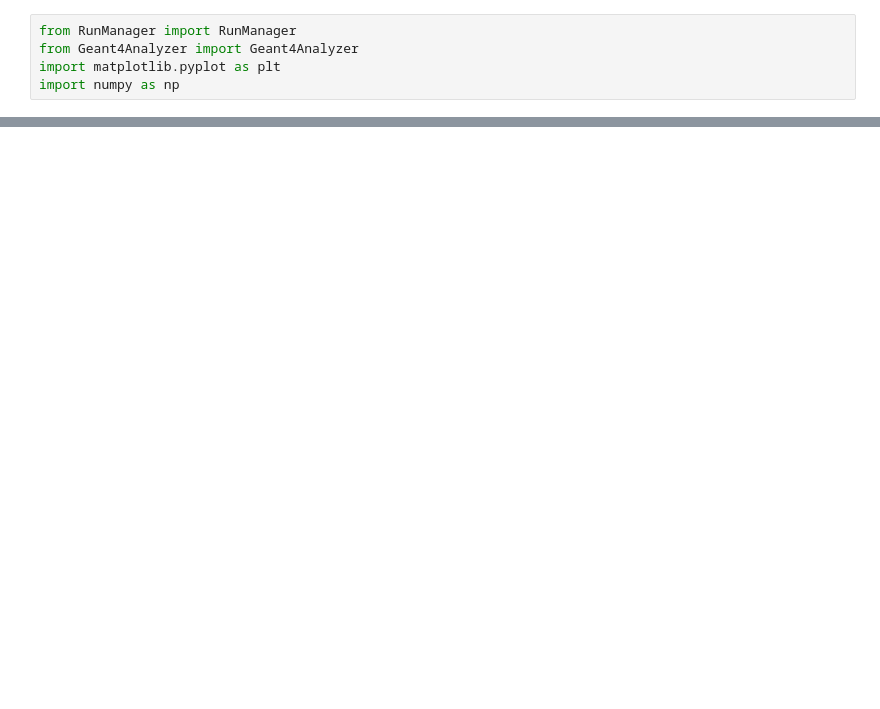
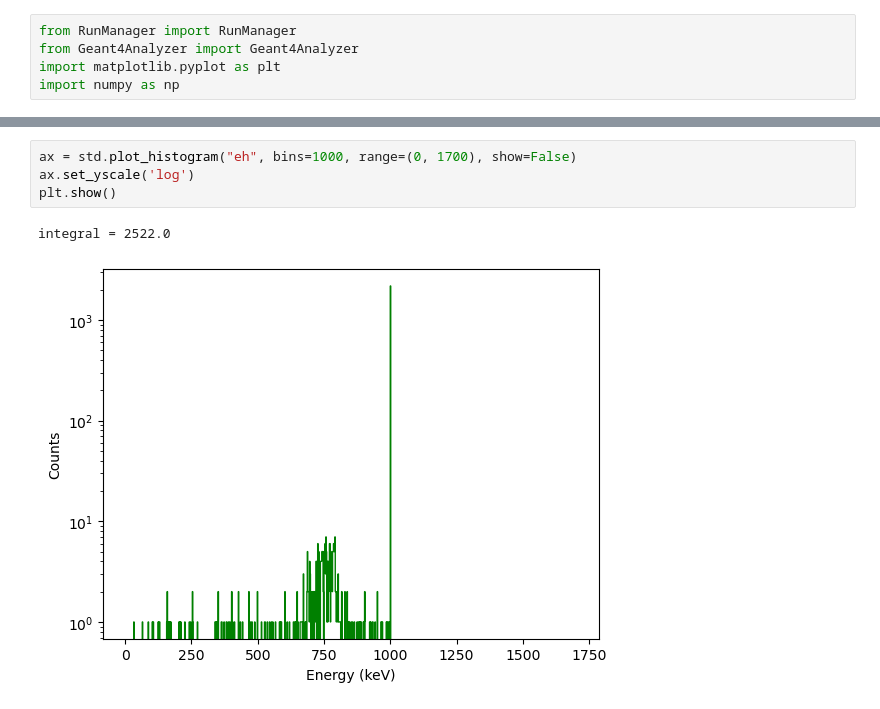
Before and after one commit to acolijn/G4FastSim, a Jupyter notebook: analysis/analysis.ipynb, the cells around one changed output, grey strips where cells are left out. Saved outputs shown, nothing was run; the diff lists cells and outputs as text; blank space fills up the shorter version.

```diff
--- a/analysis/analysis.ipynb
+++ b/analysis/analysis.ipynb
@@ -44,0 +38,7 @@ plt.show()
+# %%
+ax = std.plot_histogram("eh", bins=1000, range=(0, 1700), show=False)
+ax.set_yscale('log')
+plt.show()
+# %% [output]
+integral = 2522.0
+[figure, added]
```
Also changed, not shown: parts of 20 cells of this notebook, 3 other files.
